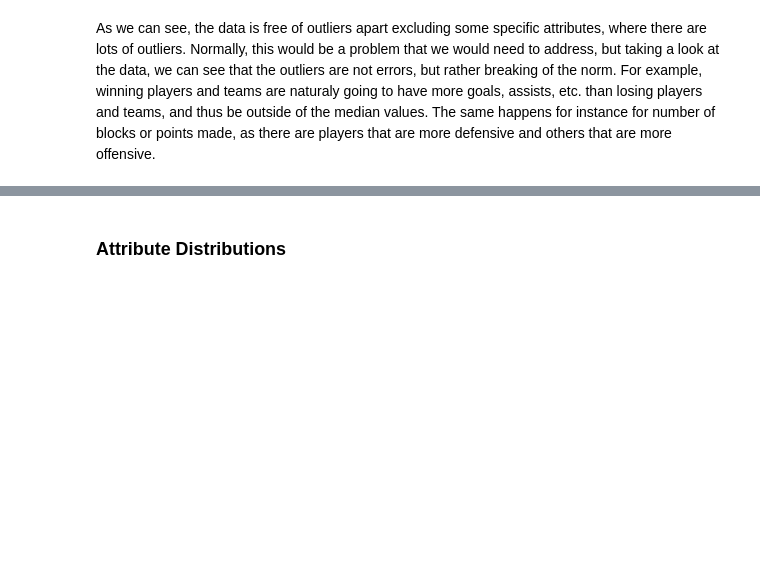
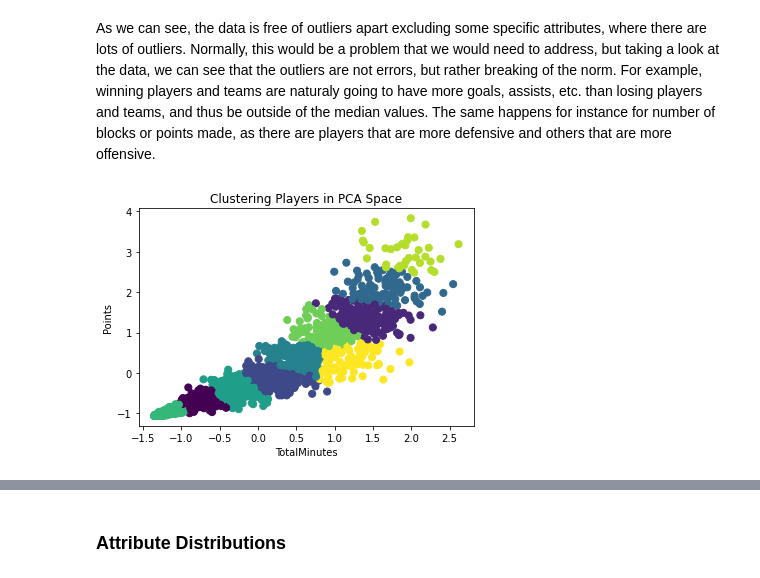
Before and after one commit to m21ark/ac, a Jupyter notebook: stats.ipynb, the cells around one changed output, grey strips where cells are left out. Cells and saved outputs as stored; diff of their text form; code cells hidden in the pictures; blank space fills up the shorter version.

```diff
--- a/stats.ipynb
+++ b/stats.ipynb
@@ -129,6 +134,30 @@ def show_hist_plots(df):
 
     plt.tight_layout()
     plt.show()
+# %%
+def show_clustering(data, x_column, y_column, n_clusters=10):
+    # Select the specified columns for X
+    X = data[[x_column, y_column]].values
+
+    # Get the attribute names before scaling
+    attribute_names = [x_column, y_column]
+
+    scaler = StandardScaler()
+    X_scaled = scaler.fit_transform(X)
+
+    kmeans = KMeans(n_clusters=n_clusters, random_state=42)
+    kmeans.fit(X_scaled)
+    cluster_labels = kmeans.labels_
+
+    # Visualize the clusters in the reduced-dimensional space
+    plt.scatter(X_scaled[:, 0], X_scaled[:, 1], c=cluster_labels, s=50, cmap='viridis')
+    centers = kmeans.cluster_centers_
+
+    plt.title("Clustering Players in PCA Space")
+    plt.xlabel(attribute_names[0])
+    plt.ylabel(attribute_names[1])
+
+    plt.show()
 # %% [markdown]
 ## Data Exploration
 # %% [markdown]
@@ -371,3 +404,7 @@ Box plots for Players
 [figure]
 # %% [markdown]
 As we can see, the data is free of outliers apart excluding some specific attributes, where there are lots of outliers. Normally, this would be a problem that we would need to address, but taking a look at the data, we can see that the outliers are not errors, but rather breaking of the norm. For example, winning players and teams are naturaly going to have more goals, assists, etc. than losing players and teams, and thus be outside of the median values. The same happens for instance for number of blocks or points made, as there are players that are more defensive and others that are more offensive.
+# %%
+show_clustering(df_players, 'TotalMinutes', 'Points')
+# %% [output]
+[figure, added]
```
Also changed, not shown: parts of 5 cells of this notebook, 2 other files.
